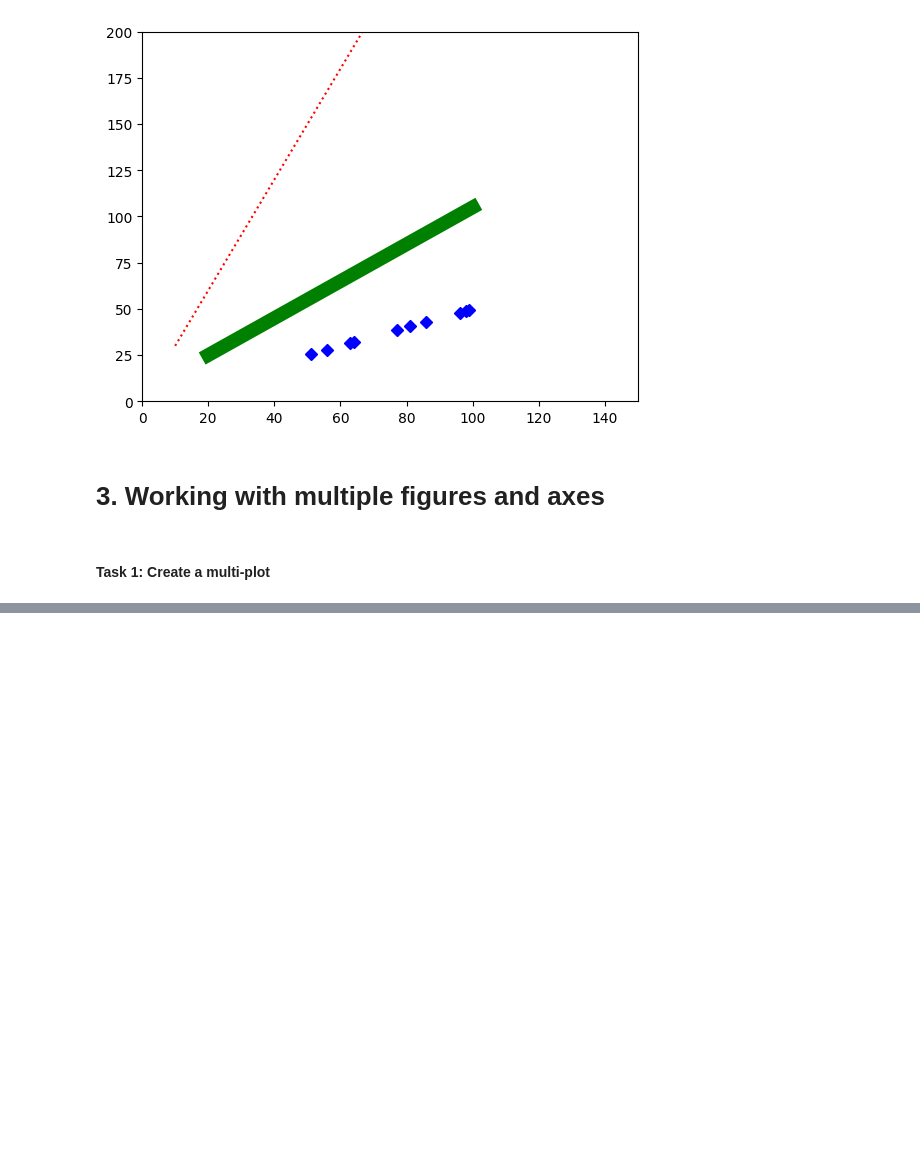
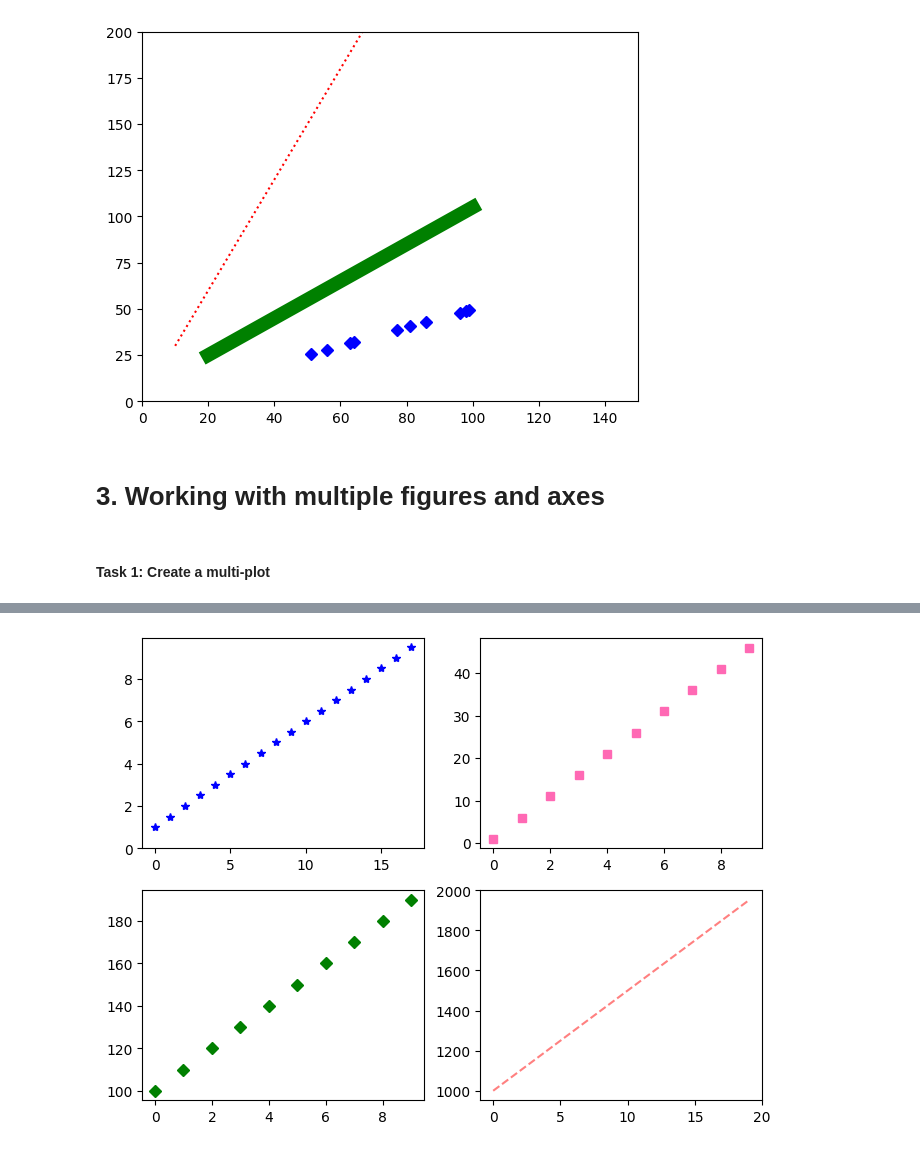
Before and after one commit to iyliahutta/Intro-to-Programming-for-DS, a Jupyter notebook: Lab 3/Lab 3.ipynb, the cells around one changed output, grey strips where cells are left out. Cells and saved outputs as stored; diff of their text form; code cells hidden in the pictures; blank space fills up the shorter version.

```diff
--- a/Lab 3/Lab 3.ipynb
+++ b/Lab 3/Lab 3.ipynb
@@ -69,0 +104,29 @@ plt.show()
+# %%
+# (b) Redraw the figure such that the plots are now displayed as a 2x2 layout instead.
+
+fig = plt.figure(figsize = (8,6)) # plot figure
+
+# plot chart 1 as ax1
+ax1 = fig.add_subplot(221)
+ax1.plot(y1,'b*')
+ax1.yaxis.set(ticks = np.arange(0,10,2))
+
+# plot chart 2 as ax2
+ax2 = fig.add_subplot(222)
+ax2.plot(y2,'s',color='#ff69b4')
+ax2.yaxis.set(ticks = np.arange(0,50,10))
+
+# plot chart 3 as ax3
+ax3 = fig.add_subplot(223)
+ax3.plot(y3, 'gD')
+ax3.yaxis.set(ticks = np.arange(100,200,20))
+
+# plot chart 4 as ax4
+ax4 = fig.add_subplot(224)
+ax4.plot(y4, linestyle='dashed', color=(1.0,0.5,0.5))
+ax4.yaxis.set(ticks = np.arange(1000,2100,200))
+ax4.xaxis.set(ticks = np.arange(0,22,5))
+
+plt.show()
+# %% [output]
+[figure, added]
```
Also changed, not shown: parts of 2 cells of this notebook.
